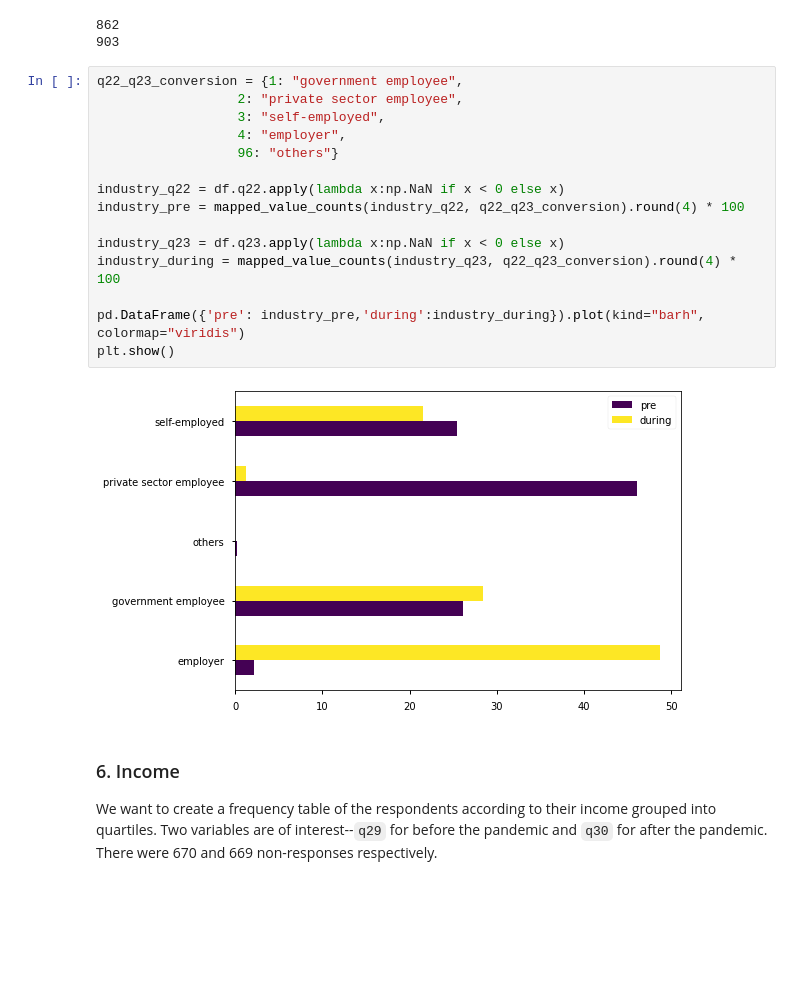
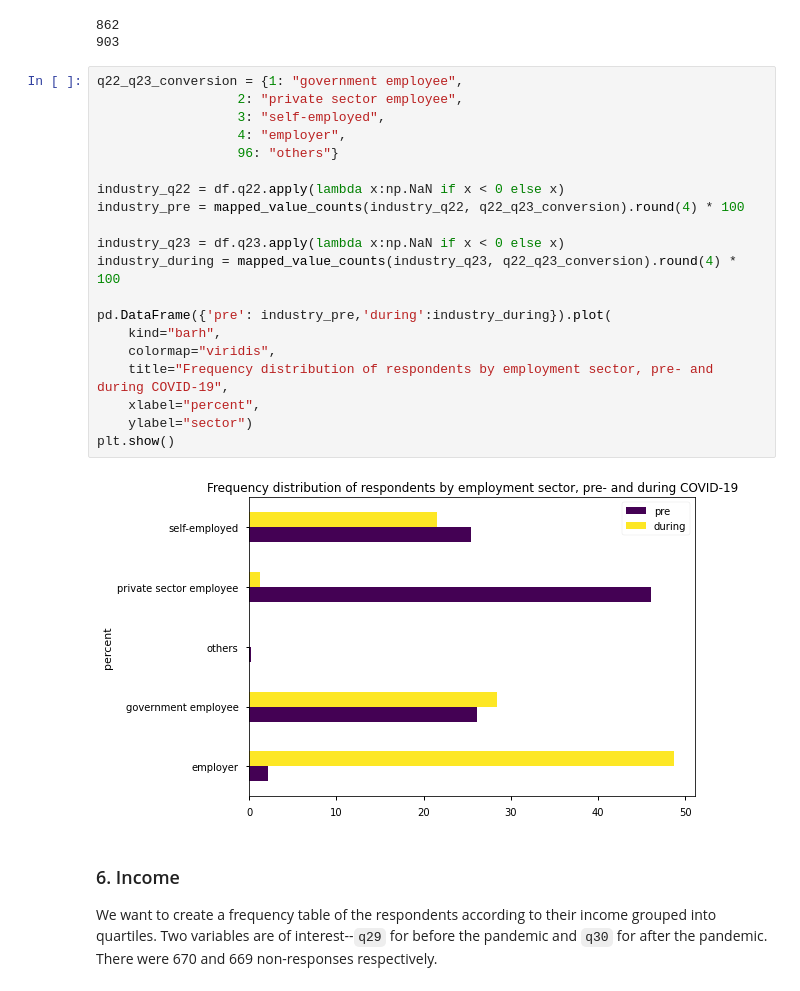
Before and after one commit to efvaldez1/datascienceproject-group5, a Jupyter notebook: Profiling.ipynb, the cells around one changed output. Drawn from its saved outputs; the diff is of its cells as text; blank space fills up the shorter version.

```diff
--- a/Profiling.ipynb
+++ b/Profiling.ipynb
@@ -223,20 +230,25 @@ for col in ["q22", "q23"]:
 # %%
 q22_q23_conversion = {1: "government employee",
                   2: "private sector employee",
                   3: "self-employed",
                   4: "employer",
                   96: "others"}
 
 industry_q22 = df.q22.apply(lambda x:np.NaN if x < 0 else x)
 industry_pre = mapped_value_counts(industry_q22, q22_q23_conversion).round(4) * 100
 
 industry_q23 = df.q23.apply(lambda x:np.NaN if x < 0 else x)
 industry_during = mapped_value_counts(industry_q23, q22_q23_conversion).round(4) * 100
 
-pd.DataFrame({'pre': industry_pre,'during':industry_during}).plot(kind="barh", colormap="viridis")
+pd.DataFrame({'pre': industry_pre,'during':industry_during}).plot(
+    kind="barh",
+    colormap="viridis",
+    title="Frequency distribution of respondents by employment sector, pre- and during COVID-19",
+    xlabel="percent",
+    ylabel="sector")
 plt.show()
 # %% [output]
-[figure, old version]
+[figure, new version]
 # %% [markdown]
 ### 6. Income
 
```
Also changed, not shown: parts of 2 cells of this notebook.
